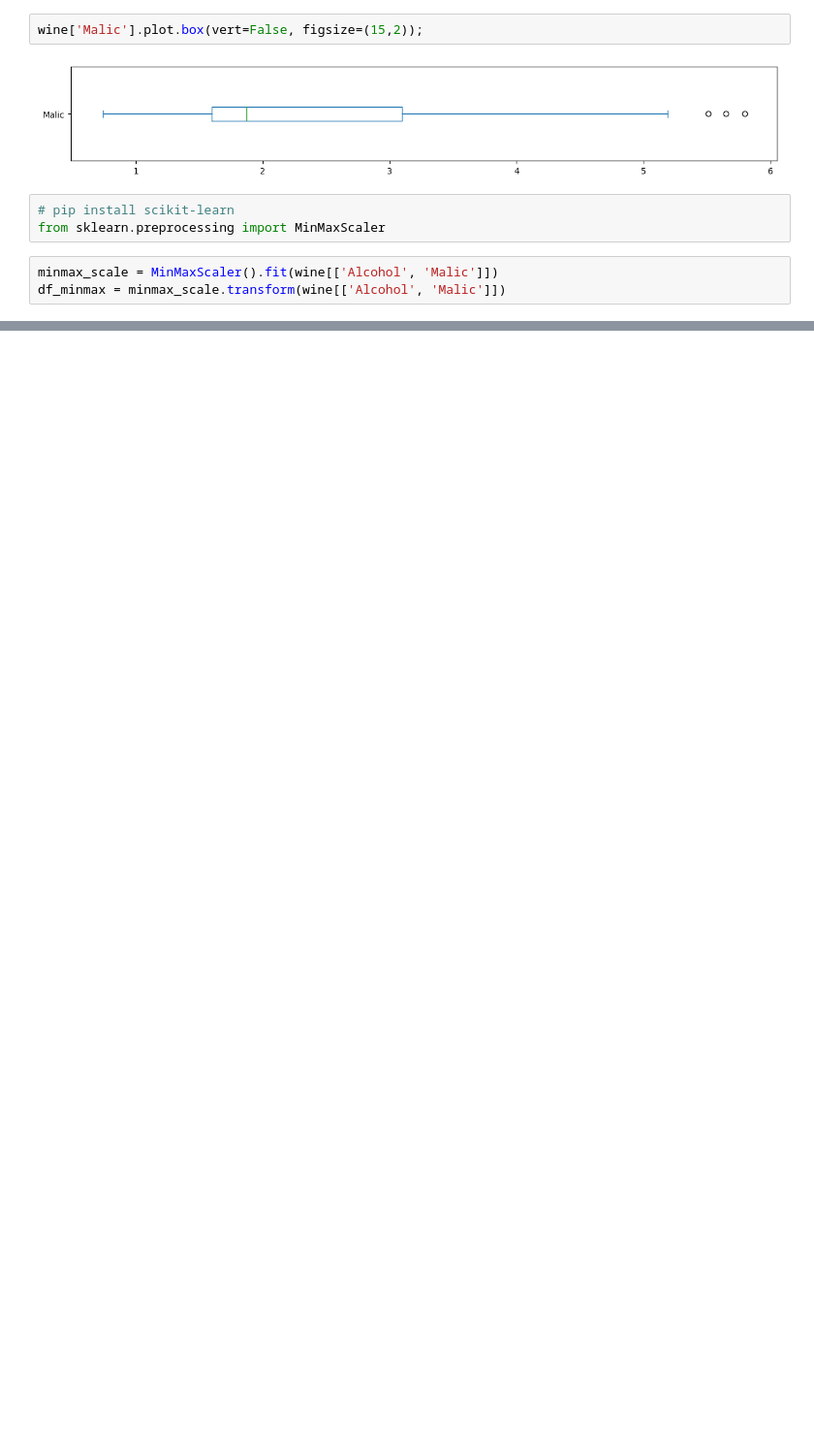
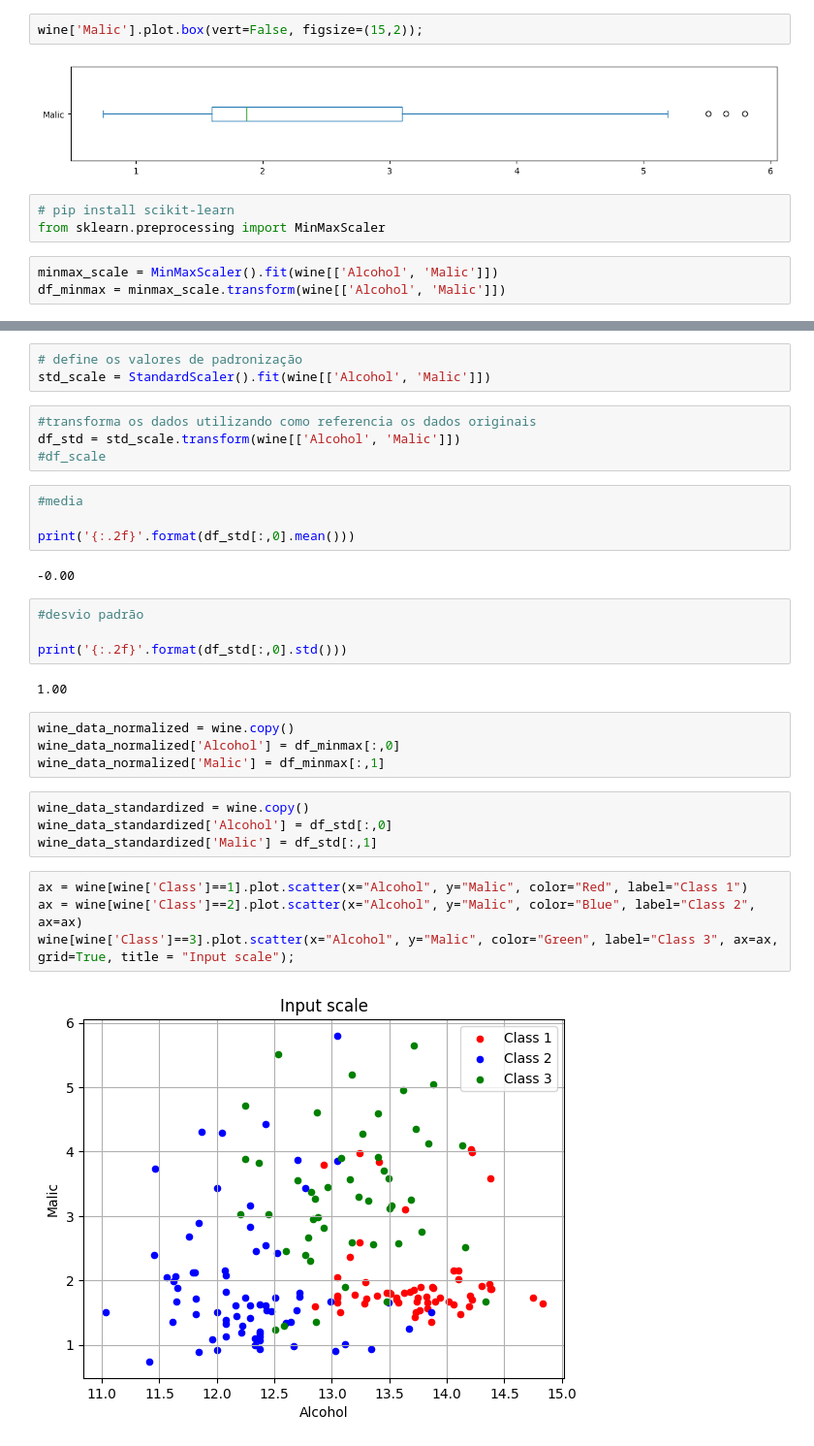
Before and after one commit to NewKanvas/Senac, a Jupyter notebook: IPython/Aula15.ipynb, the cells around one changed output, grey strips where cells are left out. Shown: that part at 97% size. Saved outputs shown, nothing was run; the diff lists cells and outputs as text; blank space fills up the shorter version.

```diff
--- a/IPython/Aula15.ipynb
+++ b/IPython/Aula15.ipynb
@@ -44,0 +75,33 @@ Alcohol=1.00, Malic acid=1.00
+# %%
+# define os valores de padronização
+std_scale = StandardScaler().fit(wine[['Alcohol', 'Malic']])
+# %%
+#transforma os dados utilizando como referencia os dados originais
+df_std = std_scale.transform(wine[['Alcohol', 'Malic']])
+#df_scale
+# %%
+#media
+
+print('{:.2f}'.format(df_std[:,0].mean()))
+# %% [output]
+-0.00
+# %%
+#desvio padrão
+
+print('{:.2f}'.format(df_std[:,0].std()))
+# %% [output]
+1.00
+# %%
+wine_data_normalized = wine.copy()
+wine_data_normalized['Alcohol'] = df_minmax[:,0]
+wine_data_normalized['Malic'] = df_minmax[:,1]
+# %%
+wine_data_standardized = wine.copy()
+wine_data_standardized['Alcohol'] = df_std[:,0]
+wine_data_standardized['Malic'] = df_std[:,1]
+# %%
+ax = wine[wine['Class']==1].plot.scatter(x="Alcohol", y="Malic", color="Red", label="Class 1")
+ax = wine[wine['Class']==2].plot.scatter(x="Alcohol", y="Malic", color="Blue", label="Class 2", ax=ax)
+wine[wine['Class']==3].plot.scatter(x="Alcohol", y="Malic", color="Green", label="Class 3", ax=ax, grid=True, title = "Input scale");
+# %% [output]
+[figure, added]
```
Also changed, not shown: parts of 44 cells of this notebook, 2 other files.
